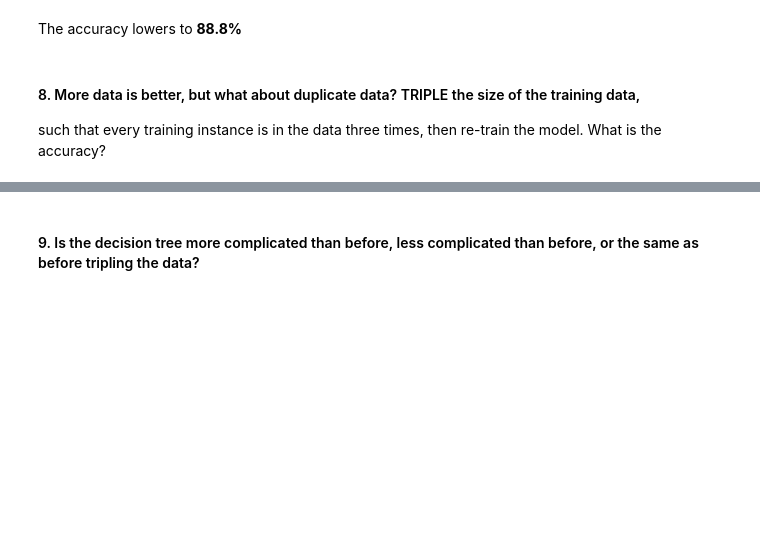
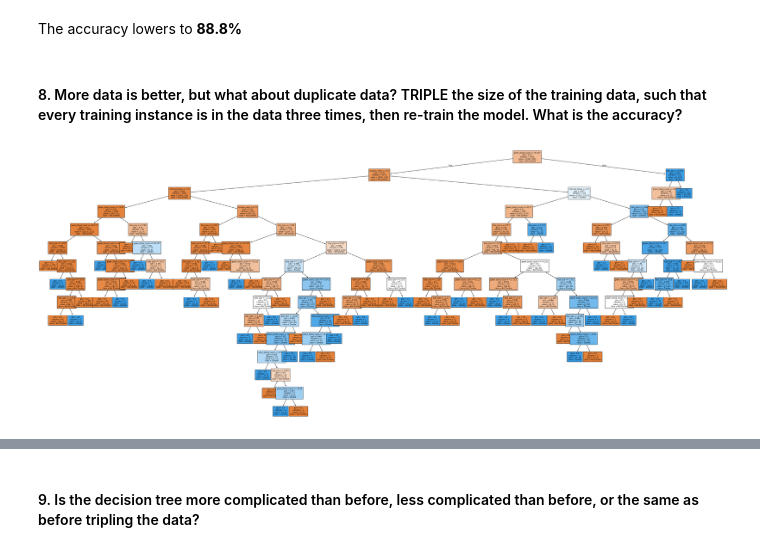
Before and after one commit to AEnyioko/Zombie, a Jupyter notebook: Zombie Project.ipynb, the cells around one changed output, grey strips where cells are left out. Cells and saved outputs as stored; diff of their text form; code cells hidden in the pictures; blank space fills up the shorter version.

```diff
--- a/Zombie Project.ipynb
+++ b/Zombie Project.ipynb
@@ -160,29 +210,29 @@ print(classification_report(y_test, y_pred_no_bite, target_names=['Not Zombie',
 # %% [markdown]
 The accuracy lowers to **88.8%**
 # %% [markdown]
-#### 8. More data is better, but what about duplicate data?  TRIPLE the size of the training data,
-such that every training instance is in the data three times, then re-train the model.  What
-is the accuracy?
+#### 8. More data is better, but what about duplicate data?  TRIPLE the size of the training data, such that every training instance is in the data three times, then re-train the model.  What is the accuracy?
 # %%
 tripled_train_df = pd.read_csv('training_tripled.csv')
 
 x_triple = tripled_train_df.drop(columns=['is_zombie'])
 y_triple = tripled_train_df['is_zombie']
 
 # encode categorical variables as numeric values
 tri_x_encoded = pd.get_dummies(x_triple, drop_first=False)
 
 # fitting the decision tree classifier
 
 clf_tripled = DecisionTreeClassifier()
 clf_tripled.fit(tri_x_encoded, y_triple)
 
 # test tripled model
 y_pred_triple = clf_tripled.predict(x_test_encoded)
 
 plt.figure(figsize=(50,20))
-plot_tree(clf_tripled, feature_names=x_encoded.columns, class_names=['Not Zombie', 'Zombie'], filled=True, fontsize=7)
+plot_tree(clf_tripled, feature_names=tri_x_encoded.columns, class_names=['Not Zombie', 'Zombie'], filled=True, fontsize=7)
 plt.show()
+# %% [output]
+[figure, added]
 # %%
 # creating a classification report
 print(classification_report(y_test, y_pred_triple, target_names=['Not Zombie', 'Zombie'], digits=3))
```
Also changed, not shown: parts of 12 cells of this notebook.
